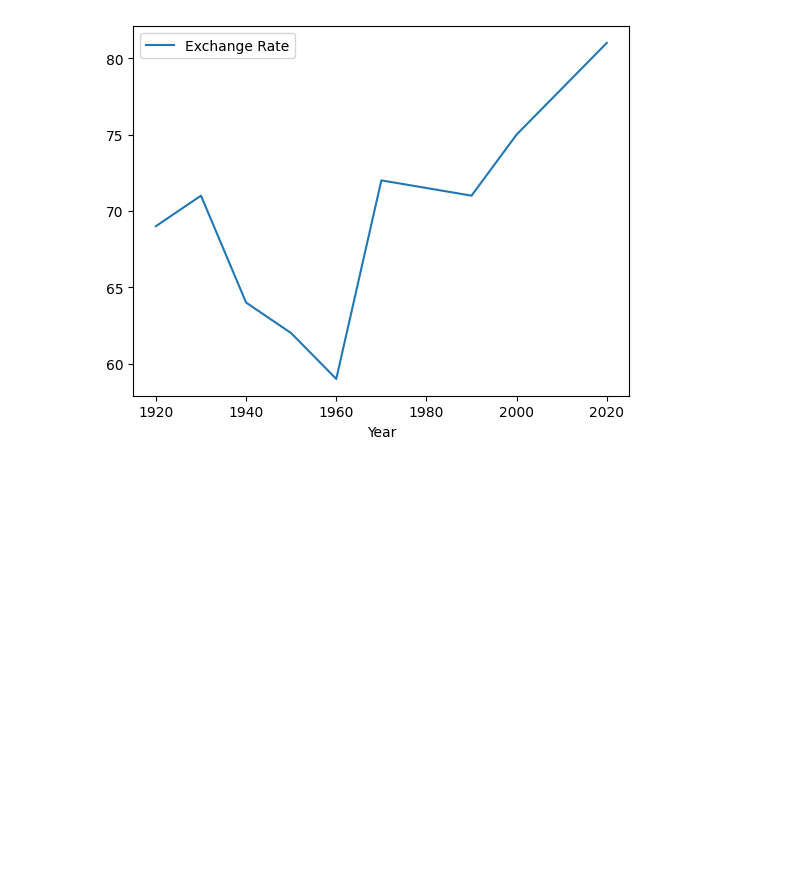
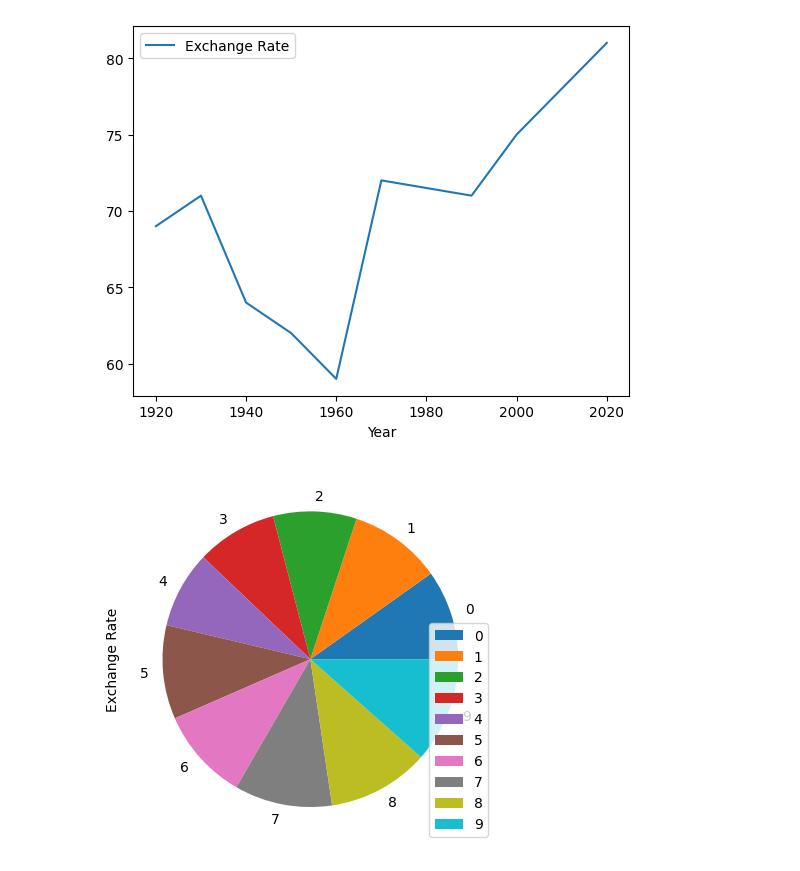
Before and after one commit to Arnab-apk/Gen_AI, a Jupyter notebook: data_vis.ipynb, the cells around one changed output. Drawn from its saved outputs; the diff is of its cells as text; code cells hidden in the pictures; blank space fills up the shorter version.

```diff
--- a/data_vis.ipynb
+++ b/data_vis.ipynb
@@ -42,3 +42,8 @@ df.plot(x='Year',y='Exchange Rate',kind="line")
 plt.show()
 # %% [output]
 [figure]
+# %%
+df.plot(x='Year',y='Exchange Rate', kind="pie")
+plt.show()
+# %% [output]
+[figure, added]
```
Also changed, not shown: parts of 3 cells of this notebook.
